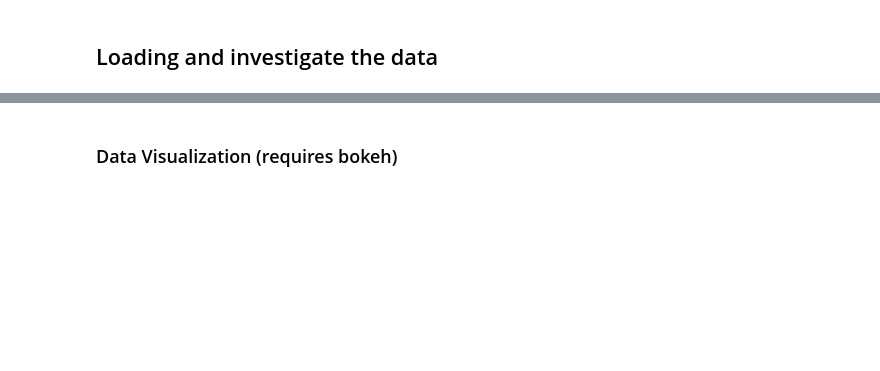
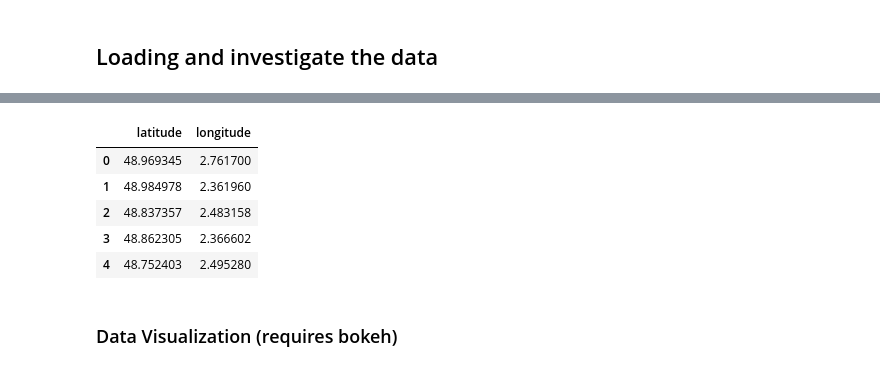
Before and after one commit to vcharvet/geoloc-challenge, a Jupyter notebook: notebooks/starting_kit.ipynb, the cells around one changed output, grey strips where cells are left out. Cells and saved outputs as stored; diff of their text form; code cells hidden in the pictures; blank space fills up the shorter version.

```diff
--- a/notebooks/starting_kit.ipynb
+++ b/notebooks/starting_kit.ipynb
@@ -87,3 +112,15 @@ AssertionError:
+# %%
+train_labels = train_df[['latitude', 'longitude']]
+# train_df.drop(columns=['latitude', 'longitude'], axis=1, inplace=True)
+
+train_labels.head()
+# %% [output]
+|  | latitude | longitude |
+| 0 | 48.969345 | 2.761700 |
+| 1 | 48.984978 | 2.361960 |
+| 2 | 48.837357 | 2.483158 |
+| 3 | 48.862305 | 2.366602 |
+| 4 | 48.752403 | 2.495280 |
 # %% [markdown]
 ### Data Visualization (requires bokeh)
 # %%
```
Also changed, not shown: parts of 18 cells of this notebook, 1 other file.
